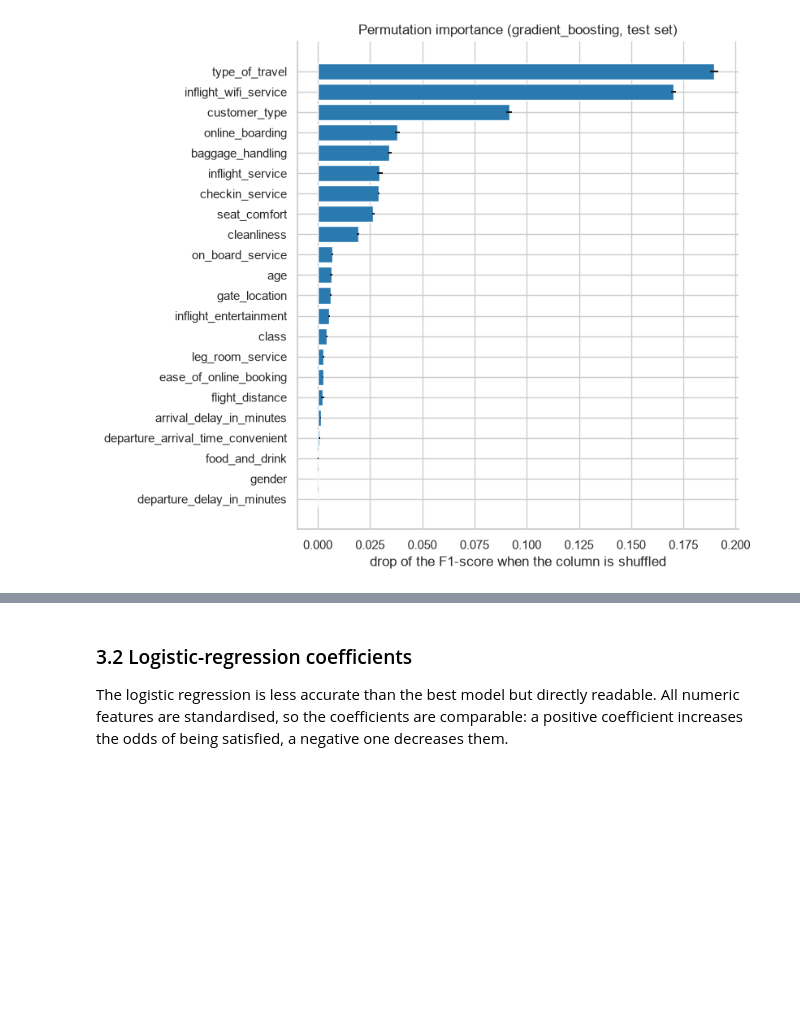
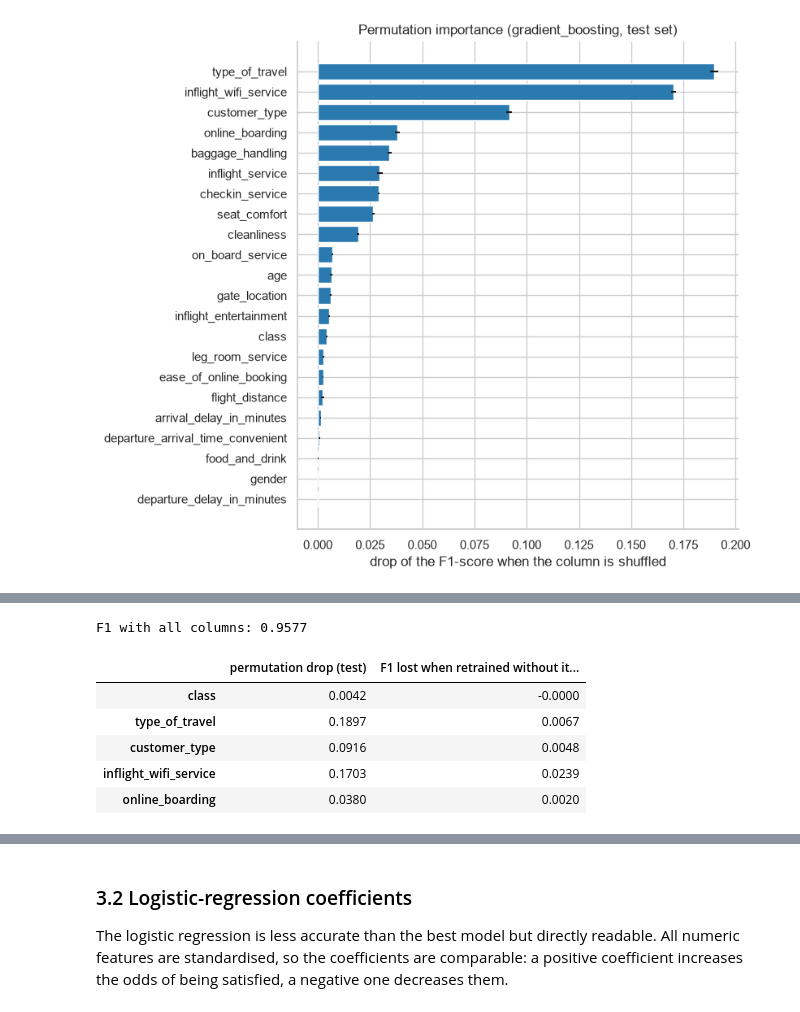
Before and after one commit to emv4n/airline-passenger-satisfaction, a Jupyter notebook: notebooks/02_modeling_and_interpretation.ipynb, the cells around one changed output, grey strips where cells are left out. Saved outputs shown, nothing was run; the diff lists cells and outputs as text; code cells hidden in the pictures; blank space fills up the shorter version.

```diff
--- a/notebooks/02_modeling_and_interpretation.ipynb
+++ b/notebooks/02_modeling_and_interpretation.ipynb
@@ -224,0 +230,23 @@ plot_permutation_importance(importance, f"Permutation importance ({card['model']
+# %%
+from sklearn.base import clone
+from sklearn.model_selection import cross_val_score
+
+constants = {"class": "Eco", "type_of_travel": "Business travel", "customer_type": "Loyal Customer",
+             "inflight_wifi_service": 3, "online_boarding": 3}
+full_f1 = cross_val_score(clone(best_model), X_train, y_train, cv=cross_validation(config), scoring="f1").mean()
+retrained = {}
+for column, value in constants.items():
+    score = cross_val_score(clone(best_model), X_train.assign(**{column: value}), y_train,
+                            cv=cross_validation(config), scoring="f1").mean()
+    retrained[column] = {"permutation drop (test)": importance.loc[column, "mean drop"],
+                         "F1 lost when retrained without it (CV)": full_f1 - score}
+print(f"F1 with all columns: {full_f1:.4f}")
+display(pd.DataFrame(retrained).T.round(4))
+# %% [output]
+F1 with all columns: 0.9577
+|  | permutation drop (test) | F1 lost when retrained without it... |
+| class | 0.0042 | -0.0000 |
+| type_of_travel | 0.1897 | 0.0067 |
+| customer_type | 0.0916 | 0.0048 |
+| inflight_wifi_service | 0.1703 | 0.0239 |
+| online_boarding | 0.0380 | 0.0020 |
```
Also changed, not shown: parts of 8 cells of this notebook, 8 other files.
